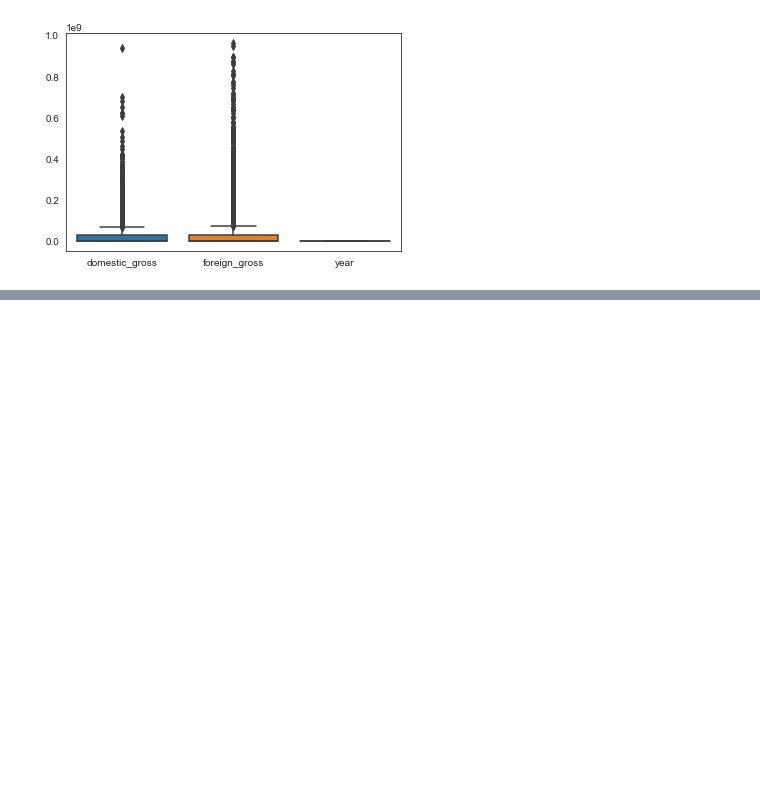
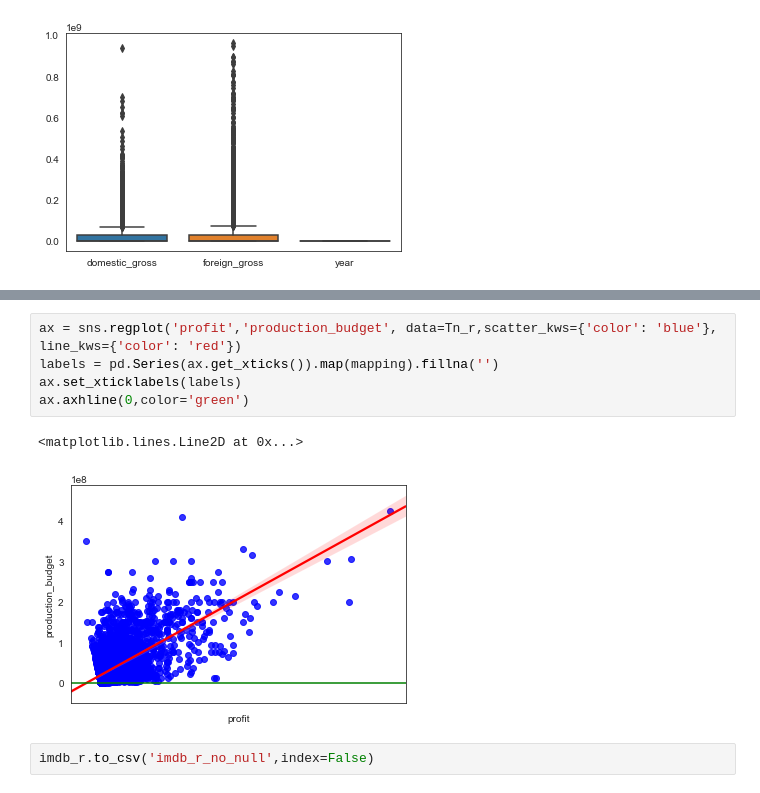
Before and after one commit to ksis1st/Project_MS_Studio, a Jupyter notebook: Project_MS_Studio.ipynb, the cells around one changed output, grey strips where cells are left out. Cells and saved outputs as stored; diff of their text form; blank space fills up the shorter version.

```diff
--- a/Project_MS_Studio.ipynb
+++ b/Project_MS_Studio.ipynb
@@ -2238,0 +2253,10 @@ boxplot = sns.boxplot(data=new_bom)
+# %%
+ax = sns.regplot('profit','production_budget', data=Tn_r,scatter_kws={'color': 'blue'}, line_kws={'color': 'red'})
+labels = pd.Series(ax.get_xticks()).map(mapping).fillna('')
+ax.set_xticklabels(labels)
+ax.axhline(0,color='green')
+# %% [output]
+<matplotlib.lines.Line2D at 0x...>
+[figure, added]
+# %%
+imdb_r.to_csv('imdb_r_no_null',index=False)
```
Also changed, not shown: parts of 46 cells of this notebook, 7 other files.
